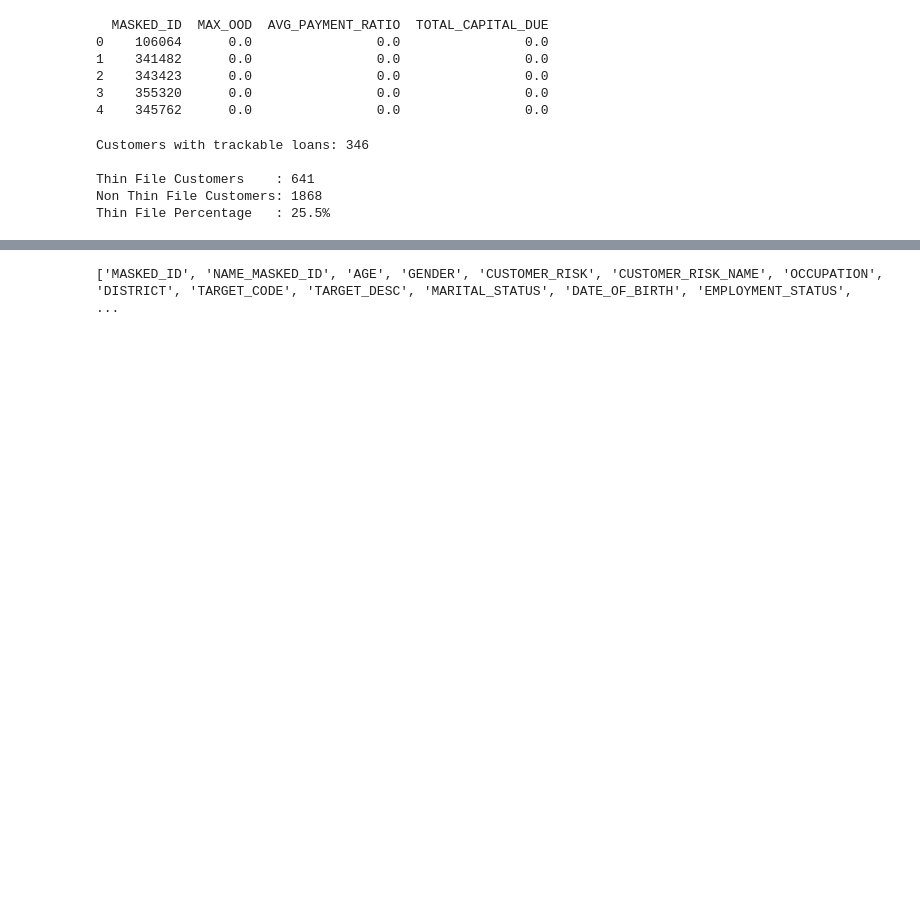
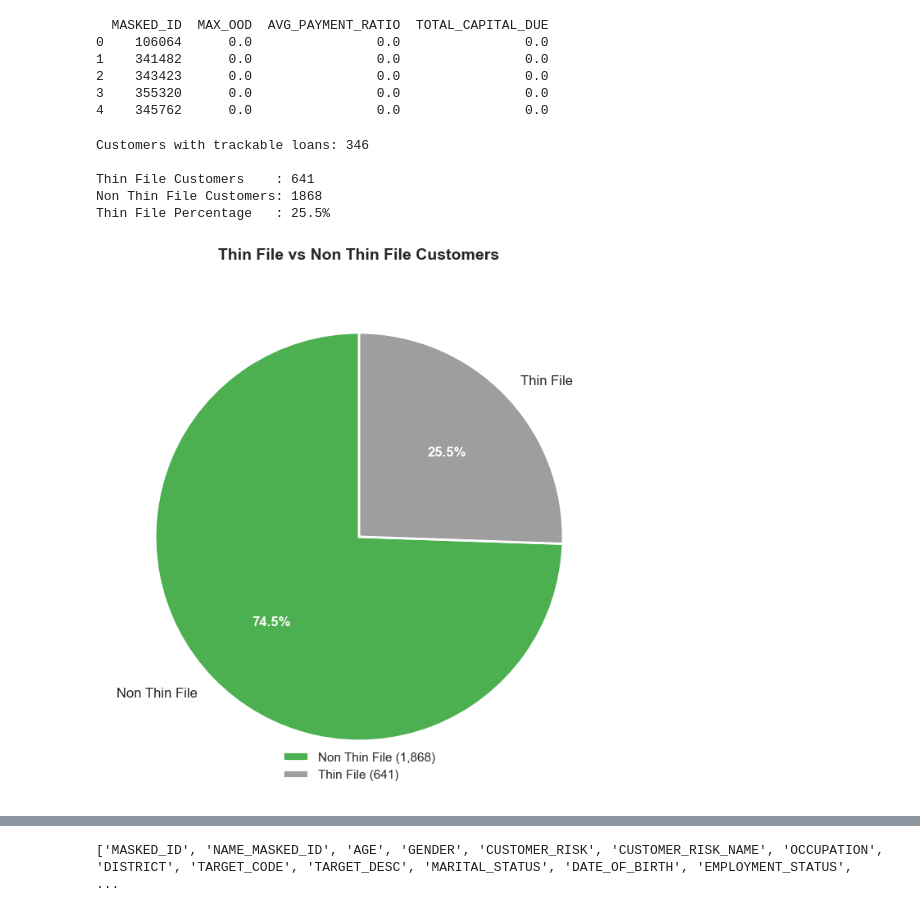
Before and after one commit to Kavindya-1/FYP, a Jupyter notebook: Initial notebook.ipynb, the cells around one changed output, grey strips where cells are left out. Cells and saved outputs as stored; diff of their text form; code cells hidden in the pictures; blank space fills up the shorter version.

```diff
--- a/Initial notebook.ipynb
+++ b/Initial notebook.ipynb
@@ -1641,6 +1641,42 @@ Customers with trackable loans: 346
 Thin File Customers    : 641
 Non Thin File Customers: 1868
 Thin File Percentage   : 25.5%
+# %%
+import matplotlib.pyplot as plt
+
+thin     = model_data['Thin_File_Flag'].sum()
+non_thin = (model_data['Thin_File_Flag'] == 0).sum()
+
+fig, ax = plt.subplots(figsize=(7, 7))
+
+wedges, texts, autotexts = ax.pie(
+    [non_thin, thin],
+    labels    = ["Non Thin File", "Thin File"],
+    colors    = ["#4CAF50", "#9E9E9E"],
+    autopct   = "%1.1f%%",
+    startangle= 90,
+    wedgeprops= {"edgecolor": "white", "linewidth": 2}
+)
+
+for text in texts:
+    text.set_fontsize(12)
+for autotext in autotexts:
+    autotext.set_fontsize(12)
+    autotext.set_fontweight("bold")
+    autotext.set_color("white")
+
+ax.set_title("Thin File vs Non Thin File Customers", fontsize=14, fontweight="bold", pad=20)
+
+# Add counts in legend
+ax.legend(
+    [f"Non Thin File ({non_thin:,})", f"Thin File ({thin:,})"],
+    loc="lower center", fontsize=11, frameon=False
+)
+
+plt.tight_layout()
+plt.show()
+# %% [output]
+[figure, added]
 # %%
 model_data
 # %% [output]
```
Also changed, not shown: parts of 18 cells of this notebook, 11 other files.
